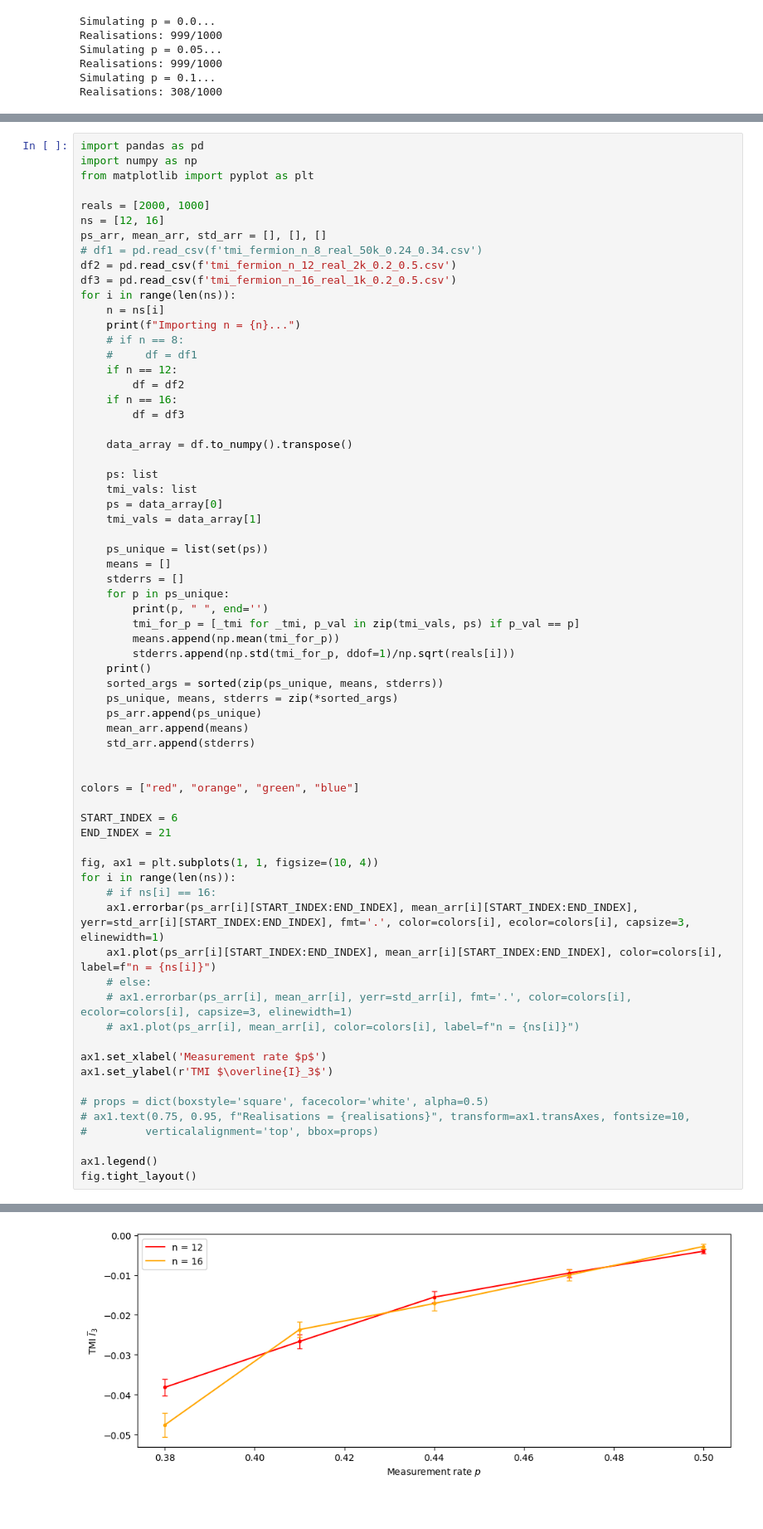
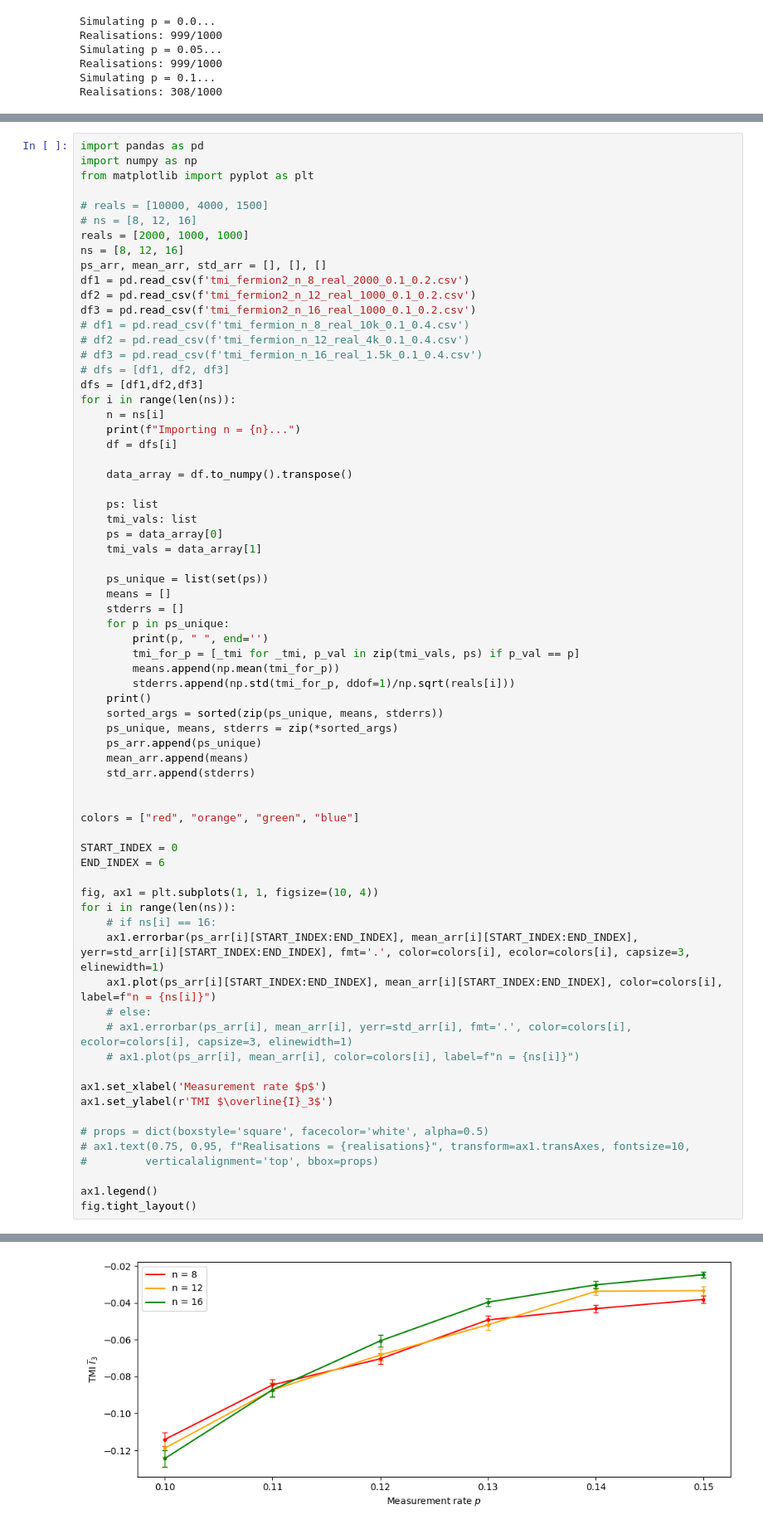
Before and after one commit to amarce4/mipt, a Jupyter notebook: python/mipt.ipynb, the cells around one changed output, grey strips where cells are left out. Shown at 83% size. Cells and saved outputs as stored; diff of their text form; blank space fills up the shorter version.

```diff
--- a/python/mipt.ipynb
+++ b/python/mipt.ipynb
@@ -134,21 +134,23 @@ import pandas as pd
 import numpy as np
 from matplotlib import pyplot as plt
 
-reals = [2000, 1000]
-ns = [12, 16]
+# reals = [10000, 4000, 1500]
+# ns = [8, 12, 16]
+reals = [2000, 1000, 1000]
+ns = [8, 12, 16]
 ps_arr, mean_arr, std_arr = [], [], []
-# df1 = pd.read_csv(f'tmi_fermion_n_8_real_50k_0.24_0.34.csv')
-df2 = pd.read_csv(f'tmi_fermion_n_12_real_2k_0.2_0.5.csv')
-df3 = pd.read_csv(f'tmi_fermion_n_16_real_1k_0.2_0.5.csv')
+df1 = pd.read_csv(f'tmi_fermion2_n_8_real_2000_0.1_0.2.csv')
+df2 = pd.read_csv(f'tmi_fermion2_n_12_real_1000_0.1_0.2.csv')
+df3 = pd.read_csv(f'tmi_fermion2_n_16_real_1000_0.1_0.2.csv')
+# df1 = pd.read_csv(f'tmi_fermion_n_8_real_10k_0.1_0.4.csv')
+# df2 = pd.read_csv(f'tmi_fermion_n_12_real_4k_0.1_0.4.csv')
+# df3 = pd.read_csv(f'tmi_fermion_n_16_real_1.5k_0.1_0.4.csv')
+# dfs = [df1, df2, df3]
+dfs = [df1,df2,df3]
 for i in range(len(ns)):
     n = ns[i]
     print(f"Importing n = {n}...")
-    # if n == 8:
-    #     df = df1
-    if n == 12:
-        df = df2
-    if n == 16:
-        df = df3
+    df = dfs[i]
 
     data_array = df.to_numpy().transpose()
 
@@ -175,8 +177,8 @@ for i in range(len(ns)):
 
 colors = ["red", "orange", "green", "blue"]
 
-START_INDEX = 6
-END_INDEX = 21
+START_INDEX = 0
+END_INDEX = 6
 
 fig, ax1 = plt.subplots(1, 1, figsize=(10, 4))
 for i in range(len(ns)):
@@ -204 +208 @@ Importing n = 16...
-[figure, old version]
+[figure, new version]
```
Also changed, not shown: parts of 2 cells of this notebook, 5 other files.
